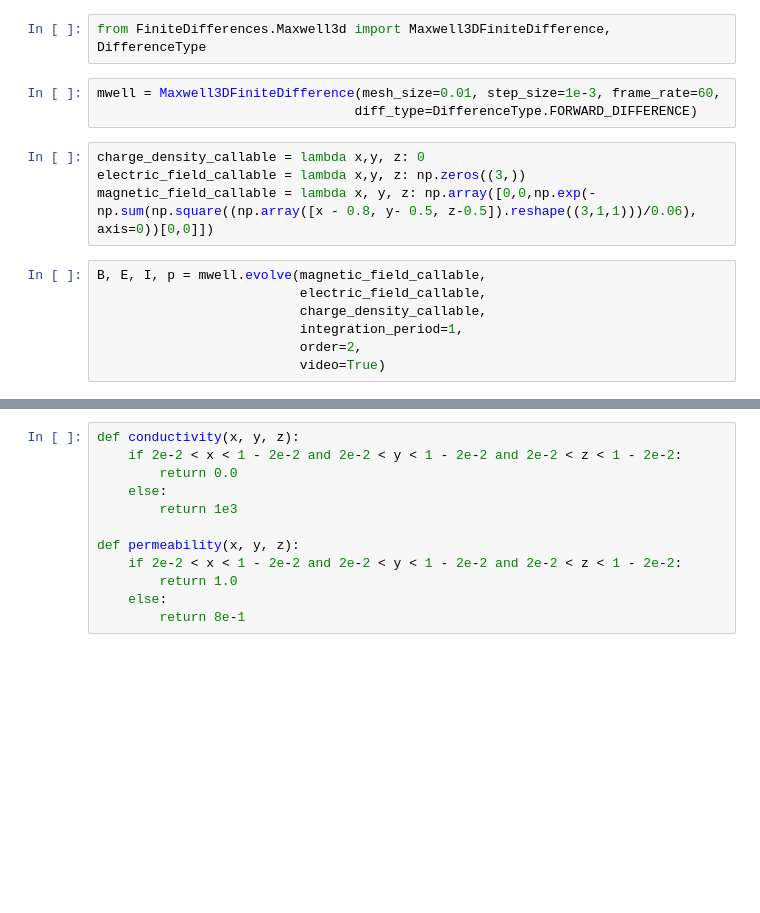
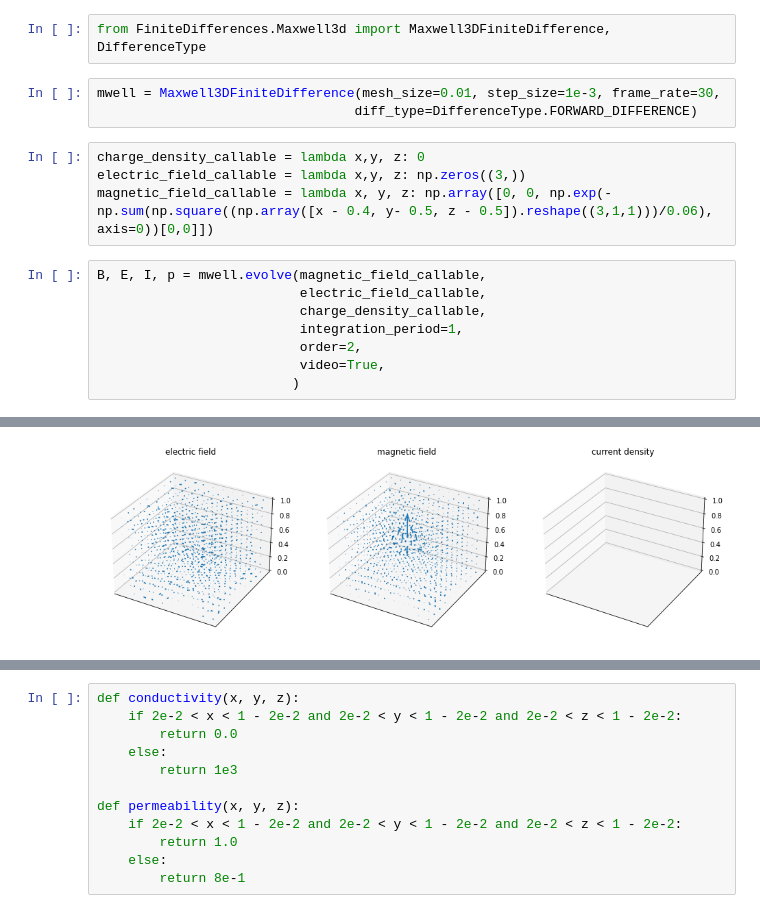
Before and after one commit to OliverSkocek/maxwell, a Jupyter notebook: notebooks/testing 3d.ipynb, the cells around one changed output, grey strips where cells are left out. Saved outputs shown, nothing was run; the diff lists cells and outputs as text; blank space fills up the shorter version.

```diff
--- a/notebooks/testing 3d.ipynb
+++ b/notebooks/testing 3d.ipynb
@@ -19,16 +19,18 @@ if module_path not in sys.path:
 # %%
 from FiniteDifferences.Maxwell3d import Maxwell3DFiniteDifference, DifferenceType
 # %%
-mwell = Maxwell3DFiniteDifference(mesh_size=0.01, step_size=1e-3, frame_rate=60,
+mwell = Maxwell3DFiniteDifference(mesh_size=0.01, step_size=1e-3, frame_rate=30,
                                  diff_type=DifferenceType.FORWARD_DIFFERENCE)
 # %%
 charge_density_callable = lambda x,y, z: 0
 electric_field_callable = lambda x,y, z: np.zeros((3,))
-magnetic_field_callable = lambda x, y, z: np.array([0,0,np.exp(-np.sum(np.square((np.array([x - 0.8, y- 0.5, z-0.5]).reshape((3,1,1)))/0.06), axis=0))[0,0]])
+magnetic_field_callable = lambda x, y, z: np.array([0, 0, np.exp(-np.sum(np.square((np.array([x - 0.4, y- 0.5, z - 0.5]).reshape((3,1,1)))/0.06), axis=0))[0,0]])
 # %%
 B, E, I, p = mwell.evolve(magnetic_field_callable,
                           electric_field_callable,
                           charge_density_callable,
                           integration_period=1,
                           order=2,
-                          video=True)
+                          video=True,
+                         )
+# %% [output]
@@ -34,0 +38 @@ B, E, I, p = mwell.evolve(magnetic_field_callable,
+[figure, added]
```
Also changed, not shown: parts of 8 cells of this notebook, 3 other files.
